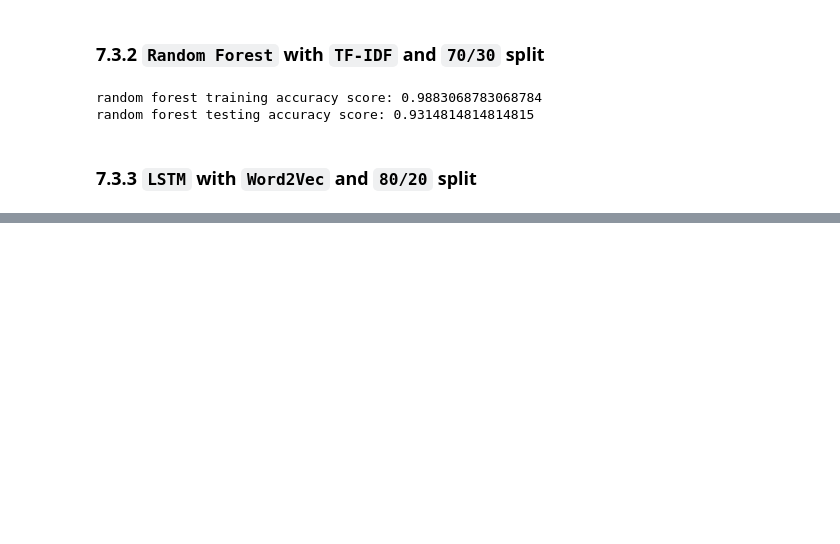
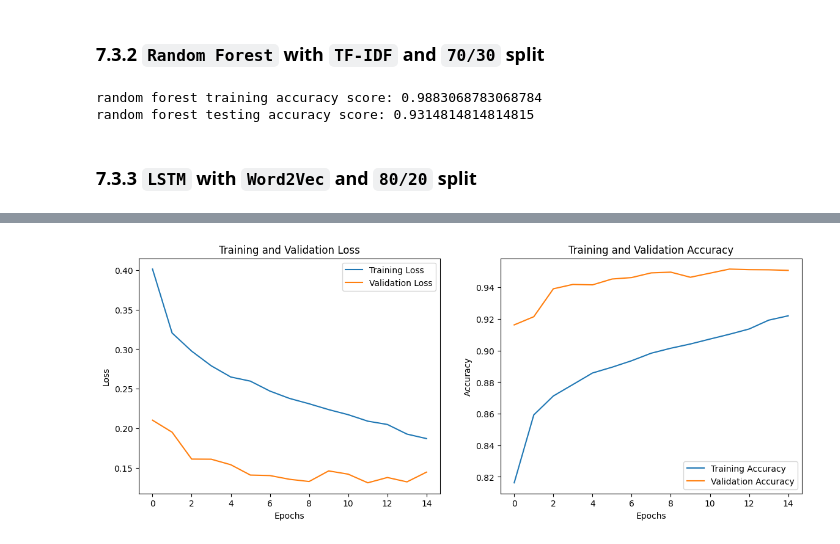
Before and after one commit to sayid-alt/simcity-reviews-sentiment-analysis, a Jupyter notebook: notebook.ipynb, the cells around one changed output, grey strips where cells are left out. Drawn from its saved outputs; the diff is of its cells as text; code cells hidden in the pictures; blank space fills up the shorter version.

Commit message:
new training and test accuracy that fill the requirements

```diff
--- a/notebook.ipynb
+++ b/notebook.ipynb
@@ -621,7 +621,7 @@ X_tfidf =  tfidf.fit_transform(X)
 X_tokenized = X.apply(word_tokenize)
 
 # set vector_size dimension
-vector_size = 120
+vector_size = 150
 
 # how many words to be counted as a context
 window = 5
@@ -635,14 +635,14 @@ word2vec = Word2Vec(sentences=X_tokenized,
 vocab_size = 10000
 
 # initiate tokenizer object
-tokenizer = Tokenizer(num_words=vocab_size)
+tokenizer = Tokenizer(num_words=vocab_size, oov_token='<OOV>')
 tokenizer.fit_on_texts(X)
 
 # transform sentences into token sequences
 X_sequences = tokenizer.texts_to_sequences(X)
 
 # padding sequences
-max_seq_length = 100
+max_seq_length = 80
 X_padded = tf.keras.utils.pad_sequences(X_sequences, maxlen=max_seq_length,
                                 truncating='post', padding='post')
 
@@ -828,8 +894,9 @@ random forest testing accuracy score: 0.9314814814814815
 # %%
-# model.compile(
-#     optimizer=tf.keras.optimizers.RMSprop(learning_rate=5e-6, momentum=0.9),
-#     loss=tf.keras.losses.BinaryCrossentropy(),
-#     metrics=['accuracy']
-# )
+model.compile(
+    optimizer=tf.keras.optimizers.RMSprop(learning_rate=5e-4, momentum=0.9),
+    loss=tf.keras.losses.BinaryCrossentropy(),
+    metrics=['accuracy']
+)
 
-# history = model.fit(train_set, epochs=5, validation_data=test_set)
+history = model.fit(train_set, epochs=50, validation_data=test_set,
+                    batch_size=batch_size, callbacks=[stop_training_cb, reduce_lr])
@@ -836,25 +921,25 @@ random forest testing accuracy score: 0.9314814814814815
 # %%
-# import matplotlib.pyplot as plt
+# Plot Training & Validation Loss
+plt.figure(figsize=(14, 5))
 
-# # Plot Training & Validation Loss
-# plt.figure(figsize=(14, 5))
+# Plot Loss
+plt.subplot(1, 2, 1)
+plt.plot(history.history['loss'], label='Training Loss')
+plt.plot(history.history['val_loss'], label='Validation Loss')
+plt.title('Training and Validation Loss')
+plt.xlabel('Epochs')
+plt.ylabel('Loss')
+plt.legend()
 
-# # Plot Loss
-# plt.subplot(1, 2, 1)
-# plt.plot(history.history['loss'], label='Training Loss')
-# plt.plot(history.history['val_loss'], label='Validation Loss')
-# plt.title('Training and Validation Loss')
-# plt.xlabel('Epochs')
-# plt.ylabel('Loss')
-# plt.legend()
+# Plot Accuracy
+plt.subplot(1, 2, 2)
+plt.plot(history.history['accuracy'], label='Training Accuracy')
+plt.plot(history.history['val_accuracy'], label='Validation Accuracy')
+plt.title('Training and Validation Accuracy')
+plt.xlabel('Epochs')
+plt.ylabel('Accuracy')
+plt.legend()
 
-# # Plot Accuracy
-# plt.subplot(1, 2, 2)
-# plt.plot(history.history['accuracy'], label='Training Accuracy')
-# plt.plot(history.history['val_accuracy'], label='Validation Accuracy')
-# plt.title('Training and Validation Accuracy')
-# plt.xlabel('Epochs')
-# plt.ylabel('Accuracy')
-# plt.legend()
-
-# plt.show()
+plt.show()
+# %% [output]
+[figure, added]
```
Also changed, not shown: parts of 11 cells of this notebook.
